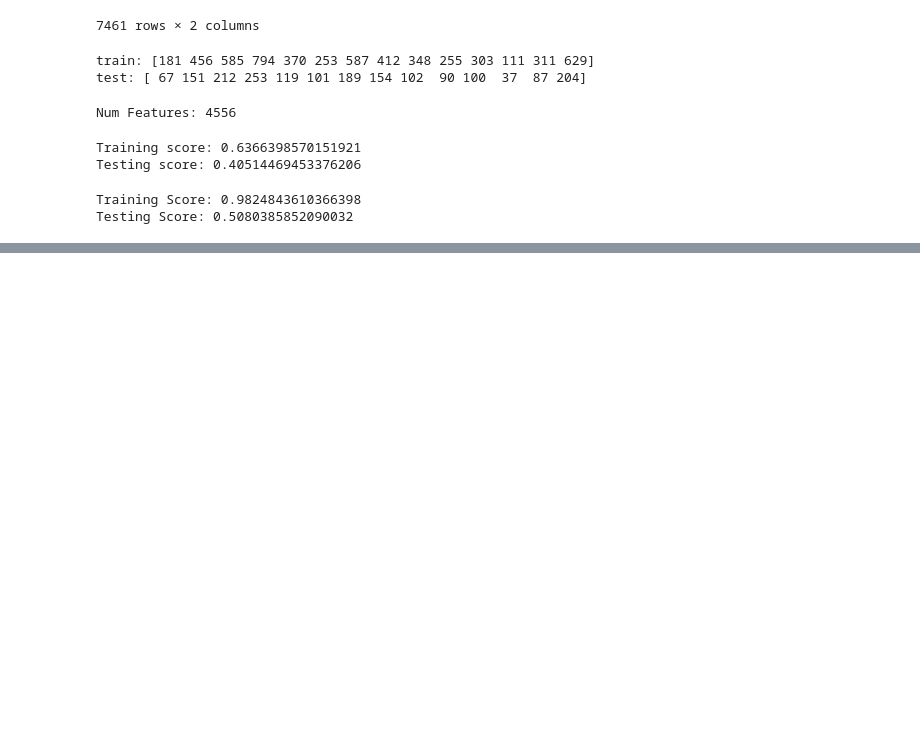
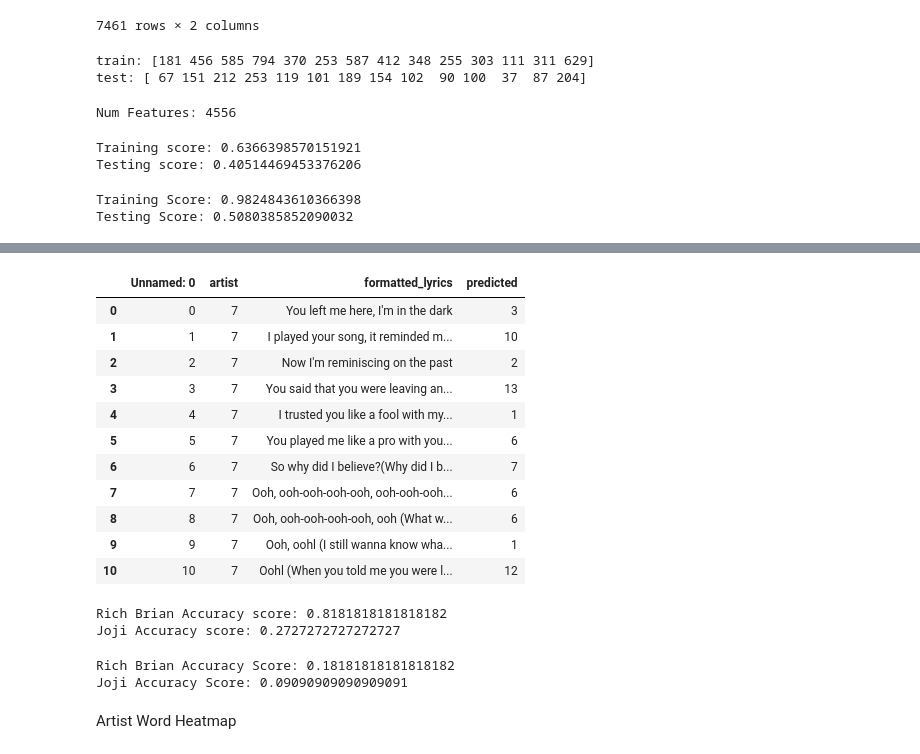
Before and after one commit to jeugenio103/Project-4, a Jupyter notebook: Lyric and Genre Data Collection/Lyric Generator/Lyric_Similarity_Analysis.ipynb, the cells around one changed output, grey strips where cells are left out. Saved outputs shown, nothing was run; the diff lists cells and outputs as text; code cells hidden in the pictures; blank space fills up the shorter version.

```diff
--- a/Lyric and Genre Data Collection/Lyric Generator/Lyric_Similarity_Analysis.ipynb
+++ b/Lyric and Genre Data Collection/Lyric Generator/Lyric_Similarity_Analysis.ipynb
@@ -338,0 +413,30 @@ with open('RichBrian-HypeTime.txt', 'r') as txt:
+# %%
+joji_ye
+# %% [output]
+|  | Unnamed: 0 | artist | formatted_lyrics | predicted |
+| 0 | 0 | 7 | You left me here, I'm in the dark | 3 |
+| 1 | 1 | 7 | I played your song, it reminded m... | 10 |
+| 2 | 2 | 7 | Now I'm reminiscing on the past | 2 |
+| 3 | 3 | 7 | You said that you were leaving an... | 13 |
+| 4 | 4 | 7 | I trusted you like a fool with my... | 1 |
+| 5 | 5 | 7 | You played me like a pro with you... | 6 |
+| 6 | 6 | 7 | So why did I believe?(Why did I b... | 7 |
+| 7 | 7 | 7 | Ooh, ooh-ooh-ooh-ooh, ooh-ooh-ooh... | 6 |
+| 8 | 8 | 7 | Ooh, ooh-ooh-ooh-ooh, ooh (What w... | 6 |
+| 9 | 9 | 7 | Ooh, oohl (I still wanna know wha... | 1 |
+| 10 | 10 | 7 | Oohl (When you told me you were l... | 12 |
+# %%
+# Naive Bayes
+print(f"Rich Brian Accuracy score: {nb.score(rb_X_test, rb_actual)}")
+print(f"Joji Accuracy score: {nb.score(joji_X_test, joji_actual)}")
+# %% [output]
+Rich Brian Accuracy score: 0.8181818181818182
+Joji Accuracy score: 0.2727272727272727
+# %%
+print(f'Rich Brian Accuracy Score: {clf.score(rb_X_test, rb_actual)}')
+print(f'Joji Accuracy Score: {clf.score(joji_X_test, joji_actual)}')
+# %% [output]
+Rich Brian Accuracy Score: 0.18181818181818182
+Joji Accuracy Score: 0.09090909090909091
+# %% [markdown]
+Artist Word Heatmap
```
Also changed, not shown: parts of 49 cells of this notebook, 4 other files.
